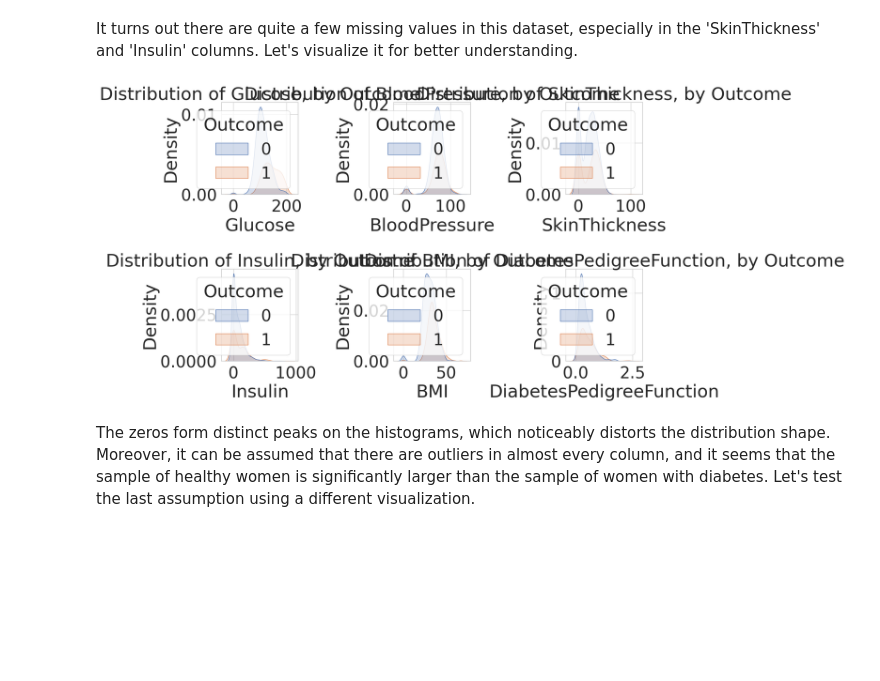
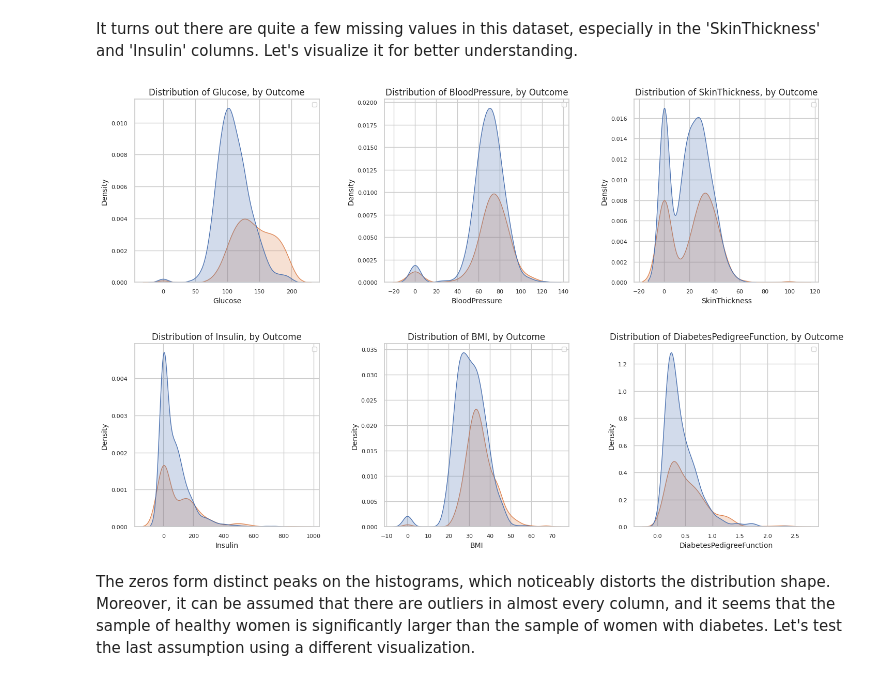
Before and after one commit to EL-YAT/pet-projects, a Jupyter notebook: diabetes.ipynb, the cells around one changed output. Saved outputs shown, nothing was run; the diff lists cells and outputs as text; code cells hidden in the pictures; blank space fills up the shorter version.

```diff
--- a/diabetes.ipynb
+++ b/diabetes.ipynb
@@ -145,34 +146,44 @@ Let's visualize it for better understanding.
 # %%
 def plot_distributions_by_outcome(data, columns, clf_col):
     # Create a figure with subplots
     fig, axes = plt.subplots(2, 3, figsize=(15, 10))
 
     # Create multiple plots
     for i, column in enumerate(columns):
         # Determine subplot indices
         row = i // 3
         col = i % 3
 
         # Create a distribution plot
         sns.kdeplot(data=data, x=column, hue=clf_col, fill=True, ax=axes[row, col])
 
         # Add title
-        axes[row, col].set_title(f"Distribution of {column}, by {clf_col}")
+        axes[row, col].set_title(f"Distribution of {column}, by {clf_col}", fontsize=12)
+
+        # Set x and y label font sizes
+        axes[row, col].set_xlabel(column, fontsize=10)
+        axes[row, col].set_ylabel('Density', fontsize=10)
+
+        # Set tick label font sizes
+        axes[row, col].tick_params(axis='both', labelsize=8)
+
+        # Set legend font size
+        axes[row, col].legend(fontsize=8)
 
     # Set compact layout
     plt.tight_layout()
 
     # Show the plots
     plt.show()
 
 # Usage:
 plot_distributions_by_outcome(
     diabetes_data,
     ['Glucose', 'BloodPressure', 'SkinThickness', 'Insulin', 'BMI', 'DiabetesPedigreeFunction'],
     'Outcome'
 )
 # %% [output]
-[figure, old version]
+[figure, new version]
 # %% [markdown]
 The zeros form distinct peaks on the histograms, which noticeably distorts the distribution shape. Moreover, it can be assumed that there are outliers in almost every column, and it seems that the sample of healthy women is significantly larger than the sample of women with diabetes.
 Let's test the last assumption using a different visualization.
```
Also changed, not shown: parts of 7 cells of this notebook.
